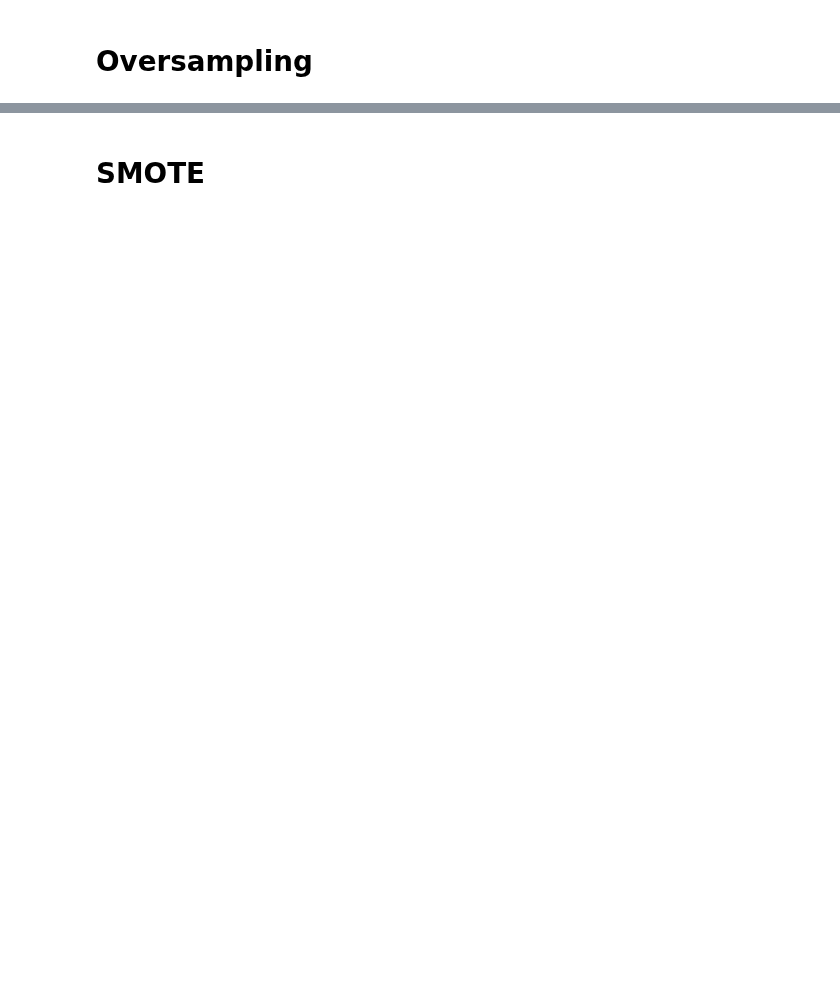
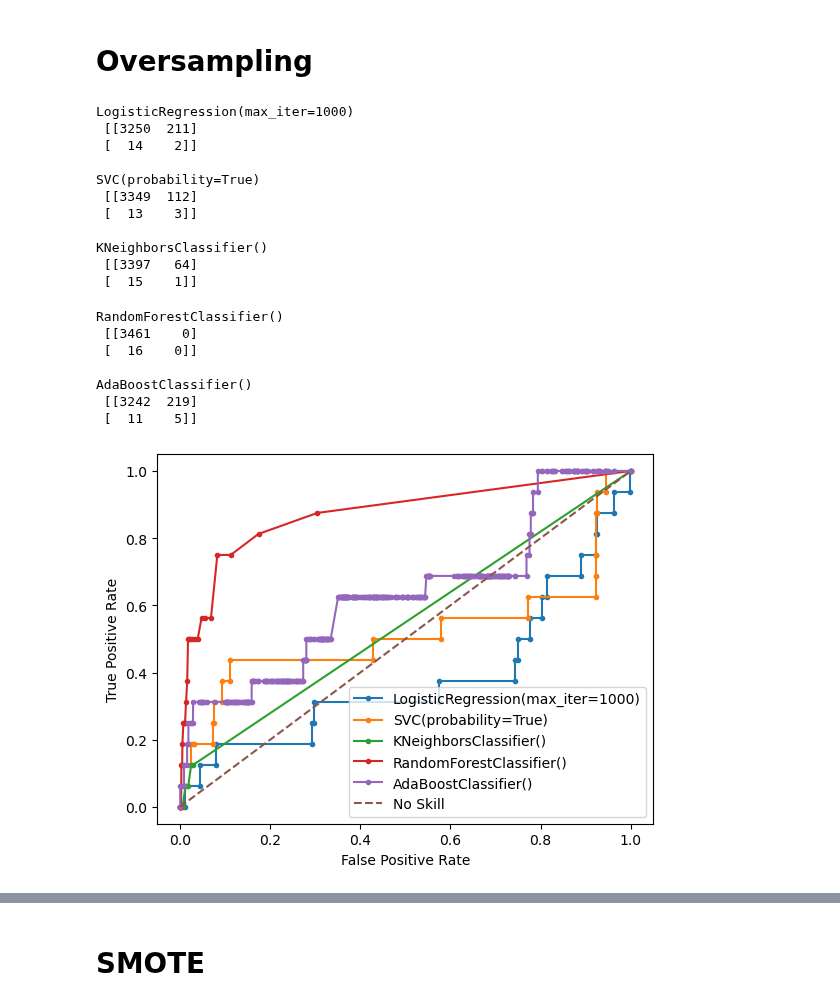
Before and after one commit to kenclements/praxis, a Jupyter notebook: cert-preprocess4-final.ipynb, the cells around one changed output, grey strips where cells are left out. Cells and saved outputs as stored; diff of their text form; code cells hidden in the pictures; blank space fills up the shorter version.

```diff
--- a/cert-preprocess4-final.ipynb
+++ b/cert-preprocess4-final.ipynb
@@ -699,4 +806,52 @@ svm = SVC(probability=True)
 # knn = bls_knn_best_est
 # rf = bls_rf_best_est
 # ada = bls_ada_best_est
+# %%
+results_over = []
+models = [lr, svm, knn, rf, ada]
+for m in models:
+    m.fit(X_train_over, y_train_over.values.ravel())
+    predicted = m.predict(X_test)
+    acc = metrics.accuracy_score(y_test, predicted)
+    rec = metrics.recall_score(y_test, predicted)
+    #prec = metrics.precision_score(y_test, predicted)
+    f1 = metrics.f1_score(y_test, predicted)
+    auc = metrics.roc_auc_score(y_test, predicted)
+    print(m, "\n", metrics.confusion_matrix(y_test,predicted), "\n")
+    results_over.append([acc, rec, prec, auc, f1])
+    m_probs = m.predict_proba(X_test)
+    m_probs = m_probs[:, 1]
+    m_fpr, m_tpr, _ = roc_curve(y_test, m_probs)
+    pyplot.plot(m_fpr, m_tpr, marker='.', label=(m))
+
+ns_probs = [0 for _ in range(len(y_test))]
+ns_fpr, ns_tpr, _ = roc_curve(y_test, ns_probs)
+pyplot.plot(ns_fpr, ns_tpr, linestyle='--', label='No Skill')
+# axis labels
+pyplot.xlabel('False Positive Rate')
+pyplot.ylabel('True Positive Rate')
+# show the legend
+pyplot.legend()
+# show the plot
+pyplot.show()
+# %% [output]
+LogisticRegression(max_iter=1000)
+ [[3250  211]
+ [  14    2]]
+
+SVC(probability=True)
+ [[3349  112]
+ [  13    3]]
+
+KNeighborsClassifier()
+ [[3397   64]
+ [  15    1]]
+RandomForestClassifier()
+ [[3461    0]
+ [  16    0]]
+
+AdaBoostClassifier()
+ [[3242  219]
+ [  11    5]]
+[figure, added]
 # %%
```
Also changed, not shown: parts of 45 cells of this notebook.
